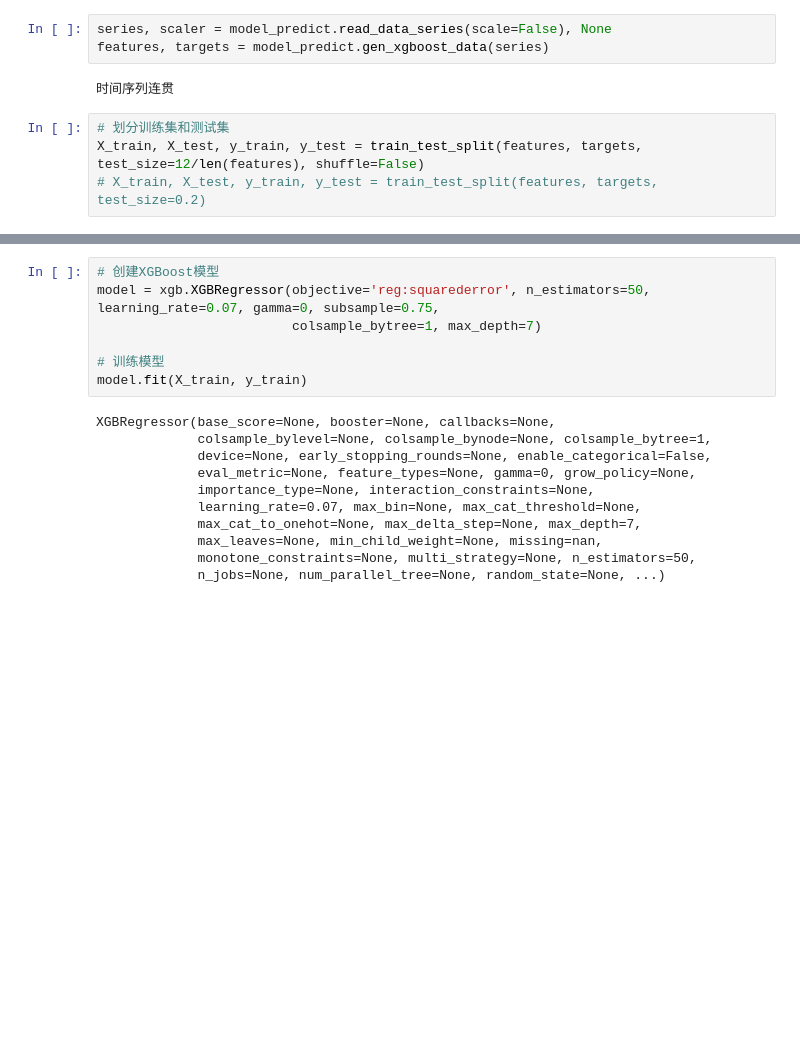
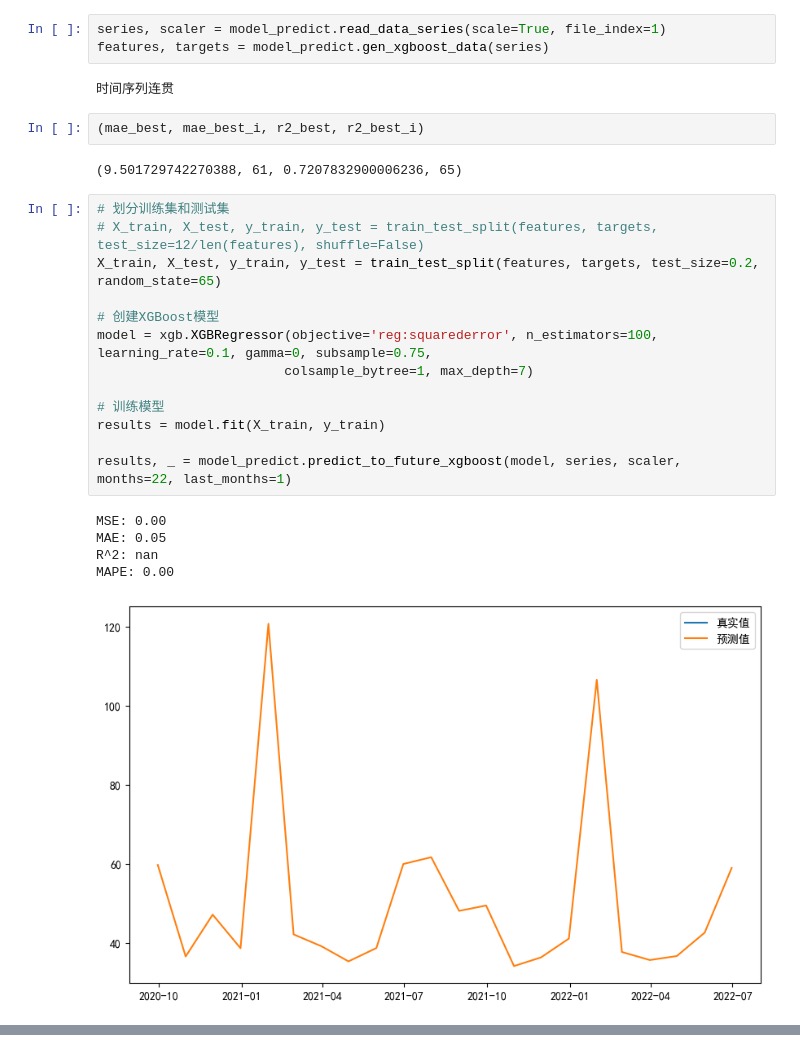
Before and after one commit to hh66911/2024-dingding-A, a Jupyter notebook: xgboost.ipynb, the cells around one changed output, grey strips where cells are left out. Saved outputs shown, nothing was run; the diff lists cells and outputs as text; blank space fills up the shorter version.

```diff
--- a/xgboost.ipynb
+++ b/xgboost.ipynb
@@ -13,9 +16,28 @@ plt.rcParams['axes.unicode_minus'] = False  # 解决负号显示问题
 # %%
-series, scaler = model_predict.read_data_series(scale=False), None
+series, scaler = model_predict.read_data_series(scale=True, file_index=1)
 features, targets = model_predict.gen_xgboost_data(series)
 # %% [output]
 时间序列连贯
+# %%
+(mae_best, mae_best_i, r2_best, r2_best_i)
+# %% [output]
+(9.501729742270388, 61, 0.7207832900006236, 65)
 # %%
 # 划分训练集和测试集
-X_train, X_test, y_train, y_test = train_test_split(features, targets, test_size=12/len(features), shuffle=False)
-# X_train, X_test, y_train, y_test = train_test_split(features, targets, test_size=0.2)
+# X_train, X_test, y_train, y_test = train_test_split(features, targets, test_size=12/len(features), shuffle=False)
+X_train, X_test, y_train, y_test = train_test_split(features, targets, test_size=0.2, random_state=65)
+
+# 创建XGBoost模型
+model = xgb.XGBRegressor(objective='reg:squarederror', n_estimators=100, learning_rate=0.1, gamma=0, subsample=0.75,
+                        colsample_bytree=1, max_depth=7)
+
+# 训练模型
+results = model.fit(X_train, y_train)
+
+results, _ = model_predict.predict_to_future_xgboost(model, series, scaler, months=22, last_months=1)
+# %% [output]
+MSE: 0.00
+MAE: 0.05
+R^2: nan
+MAPE: 0.00
+[figure, added]
@@ -22,18 +44,0 @@ X_train, X_test, y_train, y_test = train_test_split(features, targets, test_size
-# %%
-# 创建XGBoost模型
-model = xgb.XGBRegressor(objective='reg:squarederror', n_estimators=50, learning_rate=0.07, gamma=0, subsample=0.75,
-                         colsample_bytree=1, max_depth=7)
-
-# 训练模型
-model.fit(X_train, y_train)
-# %% [output]
-XGBRegressor(base_score=None, booster=None, callbacks=None,
-             colsample_bylevel=None, colsample_bynode=None, colsample_bytree=1,
-             device=None, early_stopping_rounds=None, enable_categorical=False,
-             eval_metric=None, feature_types=None, gamma=0, grow_policy=None,
-             importance_type=None, interaction_constraints=None,
-             learning_rate=0.07, max_bin=None, max_cat_threshold=None,
-             max_cat_to_onehot=None, max_delta_step=None, max_depth=7,
-             max_leaves=None, min_child_weight=None, missing=nan,
-             monotone_constraints=None, multi_strategy=None, n_estimators=50,
-             n_jobs=None, num_parallel_tree=None, random_state=None, ...)
```
Also changed, not shown: parts of 5 cells of this notebook, 4 other files.
